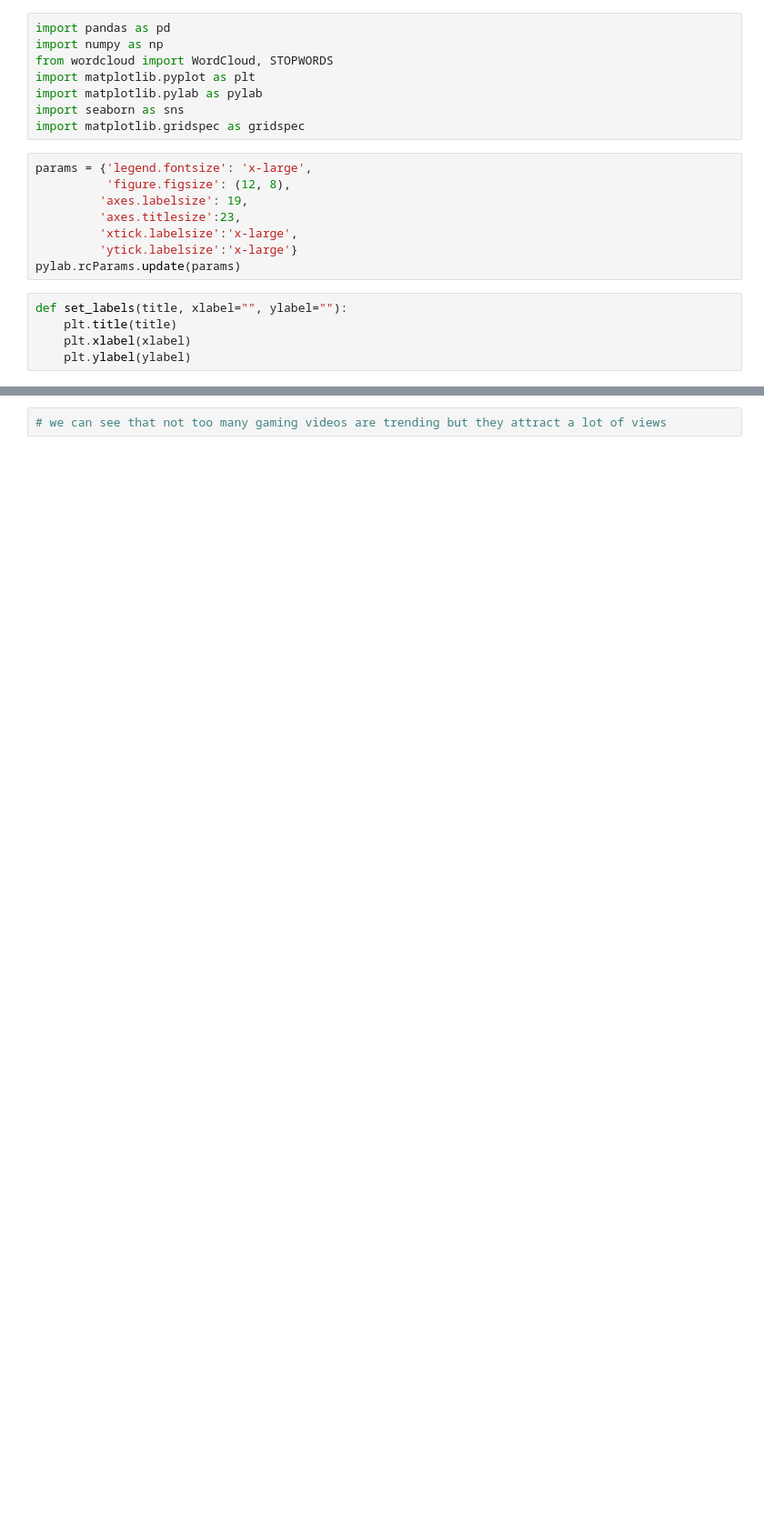
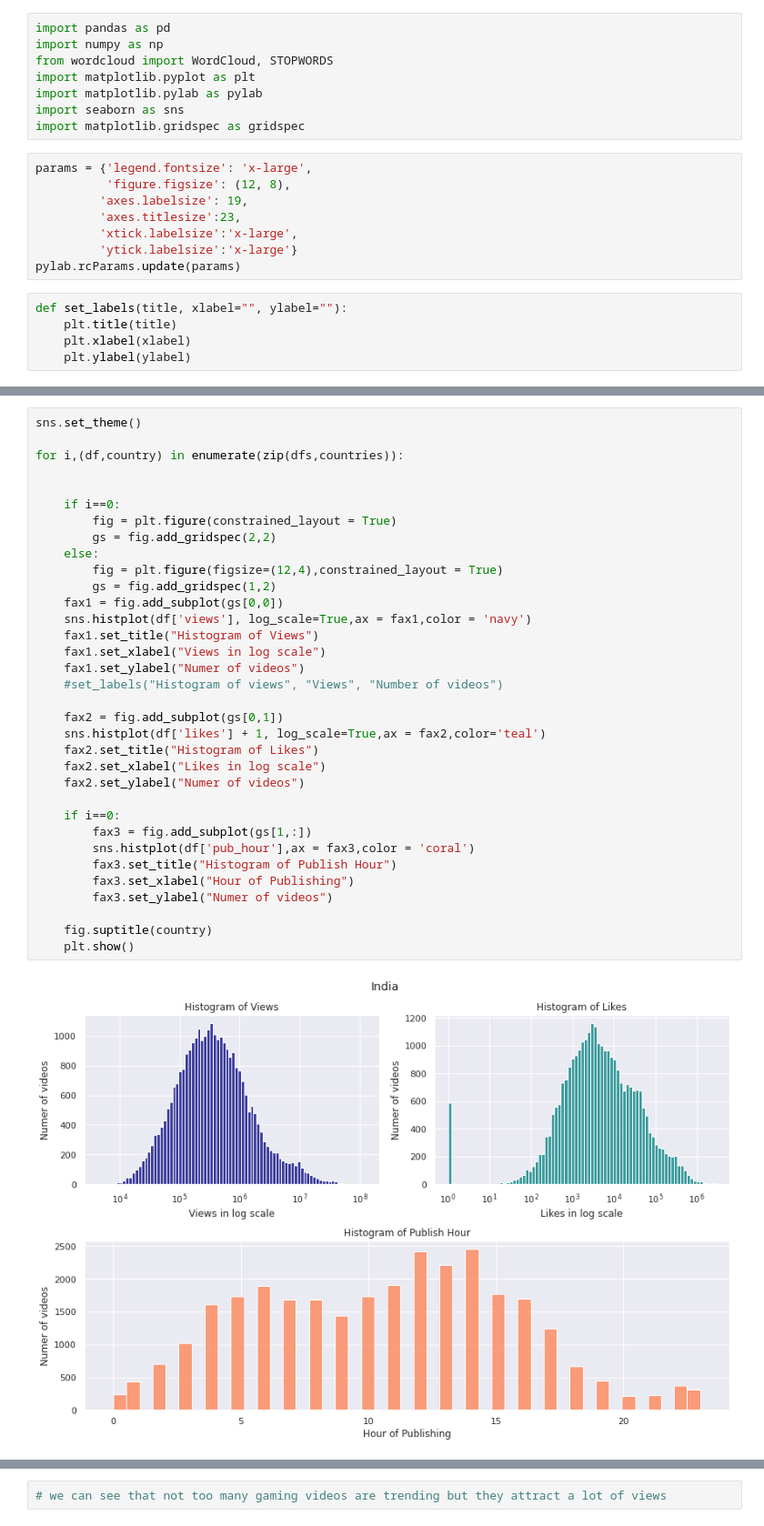
Before and after one commit to Sumeet-Kumar-Mishra/iitb_ds203_project, a Jupyter notebook: EDA.ipynb, the cells around one changed output, grey strips where cells are left out. Shown at 91% size. Drawn from its saved outputs; the diff is of its cells as text; blank space fills up the shorter version.

```diff
--- a/EDA.ipynb
+++ b/EDA.ipynb
@@ -307,0 +100,36 @@ plt.show()
+# %%
+sns.set_theme()
+
+for i,(df,country) in enumerate(zip(dfs,countries)):
+
+
+    if i==0:
+        fig = plt.figure(constrained_layout = True)
+        gs = fig.add_gridspec(2,2)
+    else:
+        fig = plt.figure(figsize=(12,4),constrained_layout = True)
+        gs = fig.add_gridspec(1,2)
+    fax1 = fig.add_subplot(gs[0,0])
+    sns.histplot(df['views'], log_scale=True,ax = fax1,color = 'navy')
+    fax1.set_title("Histogram of Views")
+    fax1.set_xlabel("Views in log scale")
+    fax1.set_ylabel("Numer of videos")
+    #set_labels("Histogram of views", "Views", "Number of videos")
+
+    fax2 = fig.add_subplot(gs[0,1])
+    sns.histplot(df['likes'] + 1, log_scale=True,ax = fax2,color='teal')
+    fax2.set_title("Histogram of Likes")
+    fax2.set_xlabel("Likes in log scale")
+    fax2.set_ylabel("Numer of videos")
+
+    if i==0:
+        fax3 = fig.add_subplot(gs[1,:])
+        sns.histplot(df['pub_hour'],ax = fax3,color = 'coral')
+        fax3.set_title("Histogram of Publish Hour")
+        fax3.set_xlabel("Hour of Publishing")
+        fax3.set_ylabel("Numer of videos")
+
+    fig.suptitle(country)
+    plt.show()
+# %% [output]
+[figure, added]
```
Also changed, not shown: parts of 44 cells of this notebook, 9 other files.
